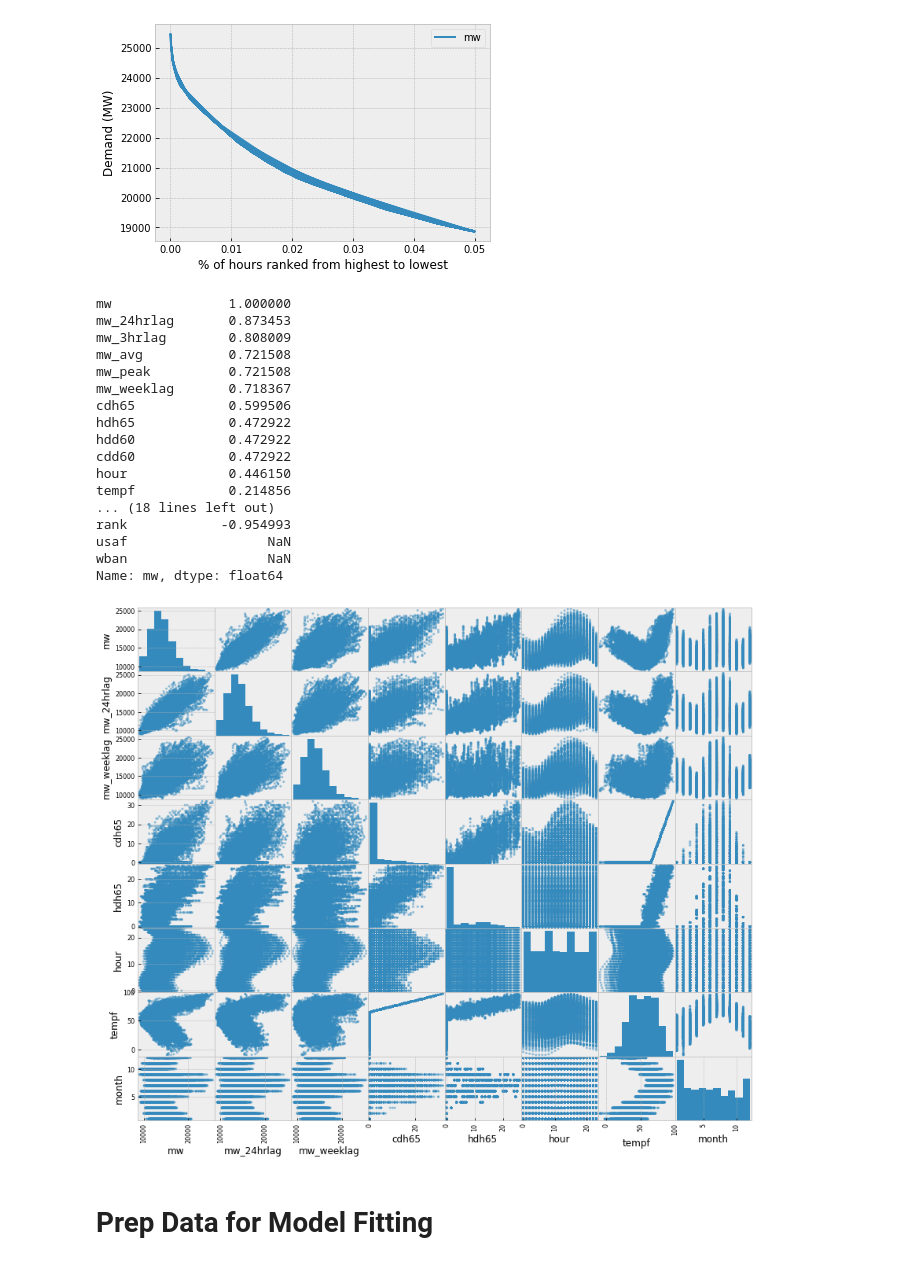
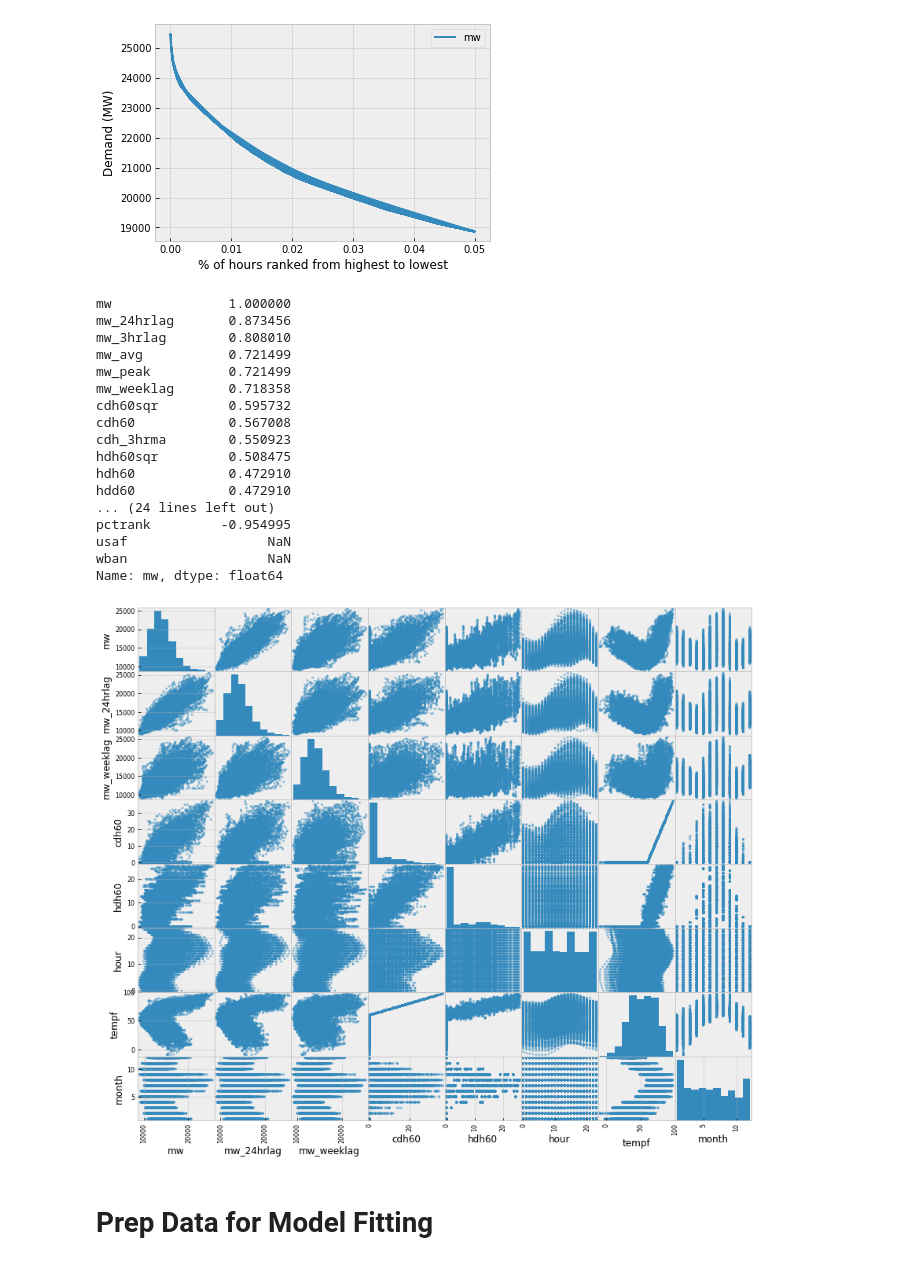
Before and after one commit to dipesh267/Project3, a Jupyter notebook: notebook/03_Features_Plots_and_ML.ipynb, the cells around one changed output. Saved outputs shown, nothing was run; the diff lists cells and outputs as text; code cells hidden in the pictures.

```diff
--- a/notebook/03_Features_Plots_and_ML.ipynb
+++ b/notebook/03_Features_Plots_and_ML.ipynb
@@ -58,3 +58,4 @@ data['dayofweek'] = data['datetime'].dt.dayofweek
 data['dayofyear'] = data['datetime'].dt.dayofyear
 data['date'] = data['datetime'].dt.date
 data['hour'] = data['datetime'].dt.hour
+data['weekday'] = (0< data['dayofweek']) &  (data['dayofweek'] <6)
@@ -85,11 +92,6 @@ data['mw_weeklag'] = data.mw.shift(168)
 data['tempf_3hrlag'] = data.tempf.shift(3)
 data['tempf_24hrlag'] = data.tempf.shift(24)
 data['tempf_weeklag'] = data.tempf.shift(168)
-
-#D. Rolling averages of temperature
-data['tempf_3hrma'] = data.tempf.rolling(3).mean()
-data['tempf_24hrma'] = data.tempf.rolling(24).mean()
-data['tempf_weeklag'] = data.tempf.rolling(168).mean()
 # %%
 # Create Traditional weather variable
 
@@ -105,17 +107,28 @@ data['hdd60'] = data[['zero', 'hdd60_temp']].max(axis=1)
 del data['hdd60_temp']
 
 # CDH
-data['cdh65_temp'] =  data['tempf']-65
-data['cdh65'] = data[['zero', 'cdh65_temp']].max(axis=1)
-del data['cdh65_temp']
+data['cdh60_temp'] =  data['tempf']-60
+data['cdh60'] = data[['zero', 'cdh60_temp']].max(axis=1)
+data['cdh60sqr'] = data['cdh60']**2
+del data['cdh60_temp']
 
-# CDD
-data['hdh65_temp'] =  data['tempf_avg'] -60
+# HDH
+data['hdh60_temp'] =  data['tempf_avg'] -60
 data['zero'] = 0
-data['hdh65'] = data[['zero', 'hdh65_temp']].max(axis=1)
-del data['hdh65_temp']
+data['hdh60'] = data[['zero', 'hdh60_temp']].max(axis=1)
+data['hdh60sqr'] = data['hdh60']**2
+del data['hdh60_temp']
 del data['zero']
 
+# Rolling average of CDH
+data['cdh_3hrma'] = data.cdh60.rolling(3).mean()
+data['cdh_24hrma'] = data.cdh60.rolling(24).mean()
+data['cdh_weeklag'] = data.cdh60.rolling(168).mean()
+
+# Rolling average of HDH
+data['hdh_3hrma'] = data.hdh60.rolling(3).mean()
+data['hdh_24hrma'] = data.hdh60.rolling(24).mean()
+data['hdh_weeklag'] = data.hdh60.rolling(168).mean()
 
 #Remove obs with blank data
 data.dropna(how = 'any', inplace = True)
@@ -221,28 +222,28 @@ corr_matrix = data.corr()
 corr_matrix["mw"].sort_values(ascending=False)
 # %% [output]
 mw               1.000000
-mw_24hrlag       0.873453
-mw_3hrlag        0.808009
-mw_avg           0.721508
-mw_peak          0.721508
-mw_weeklag       0.718367
-cdh65            0.599506
-hdh65            0.472922
-hdd60            0.472922
-cdd60            0.472922
-hour             0.446150
-tempf            0.214856
-... (18 lines left out)
-rank            -0.954993
+mw_24hrlag       0.873456
+mw_3hrlag        0.808010
+mw_avg           0.721499
+mw_peak          0.721499
+mw_weeklag       0.718358
+cdh60sqr         0.595732
+cdh60            0.567008
+cdh_3hrma        0.550923
+hdh60sqr         0.508475
+hdh60            0.472910
+hdd60            0.472910
+... (24 lines left out)
+pctrank         -0.954995
 usaf                  NaN
 wban                  NaN
 Name: mw, dtype: float64
 # %%
-#from pandas.plotting import scatter_matrix
-col_list = ['mw', 'mw_24hrlag', 'mw_weeklag', 'cdh65', 'hdh65', 'hour', 'tempf', 'month' ]
+from pandas.plotting import scatter_matrix
+col_list = ['mw', 'mw_24hrlag', 'mw_weeklag', 'cdh60', 'hdh60', 'hour', 'tempf', 'month' ]
 scatter_matrix(data[col_list], figsize=(14, 12))
 plt.show()
 # %% [output]
-[figure, old version]
+[figure, new version]
 # %% [markdown]
 # Prep Data for Model Fitting
```
Also changed, not shown: parts of 31 cells of this notebook.
